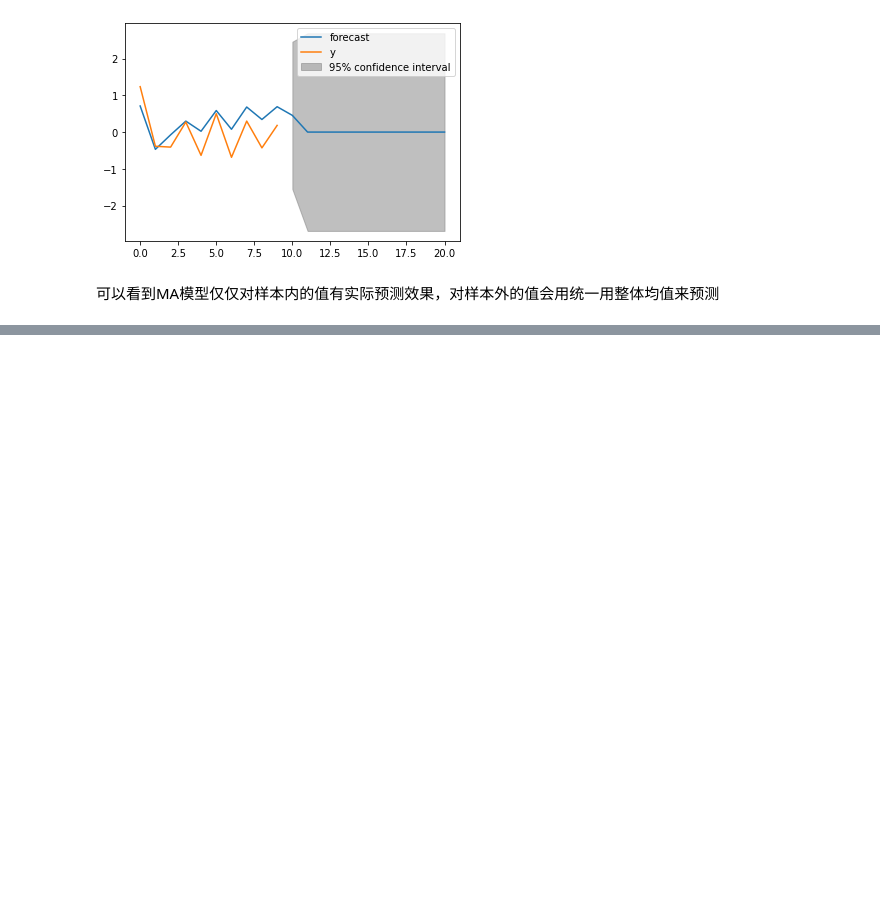
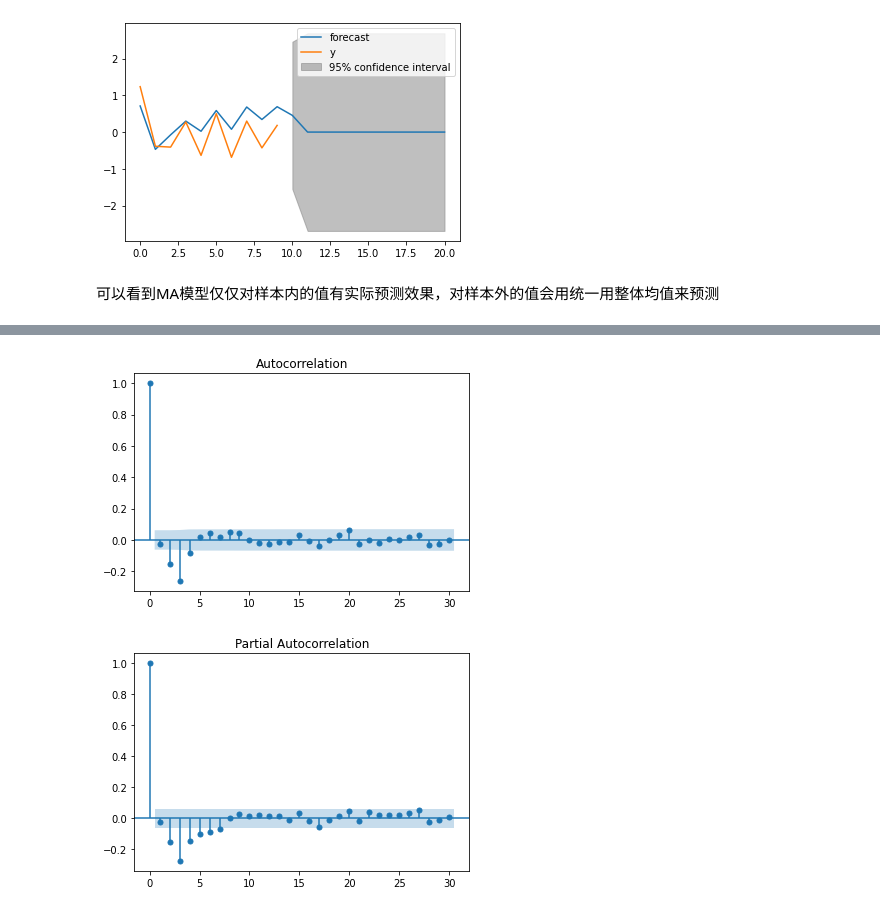
Before and after one commit to muxi324/timeseries101, a Jupyter notebook: cp4.ipynb, the cells around one changed output, grey strips where cells are left out. Saved outputs shown, nothing was run; the diff lists cells and outputs as text; code cells hidden in the pictures; blank space fills up the shorter version.

```diff
--- a/cp4.ipynb
+++ b/cp4.ipynb
@@ -198,0 +229,12 @@ plt.show()
+# %%
+# step2，用最简单的arima(1,0,1)尝试拟合
+mod = ARIMA(y, order=(1,0,1))
+res = mod.fit()
+# %%
+# step3，画出拟合残差的acf和pacf
+plot_acf(res.resid)
+plot_pacf(res.resid)
+plt.show()
+# %% [output]
+[figure, added]
+[figure, added]
```
Also changed, not shown: parts of 18 cells of this notebook, 10 other files.
